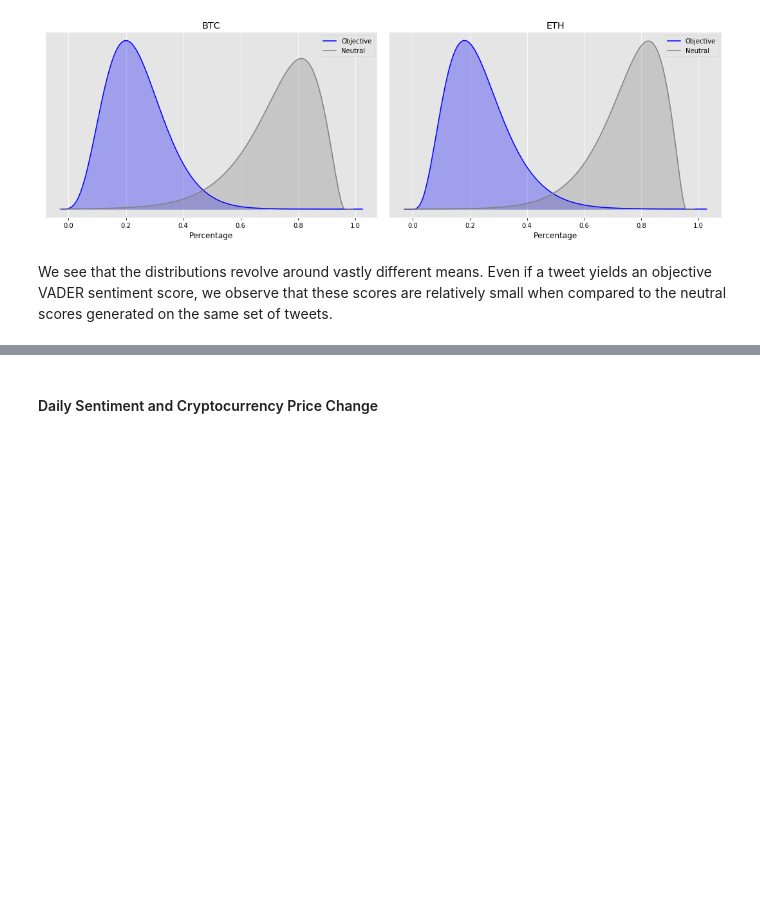
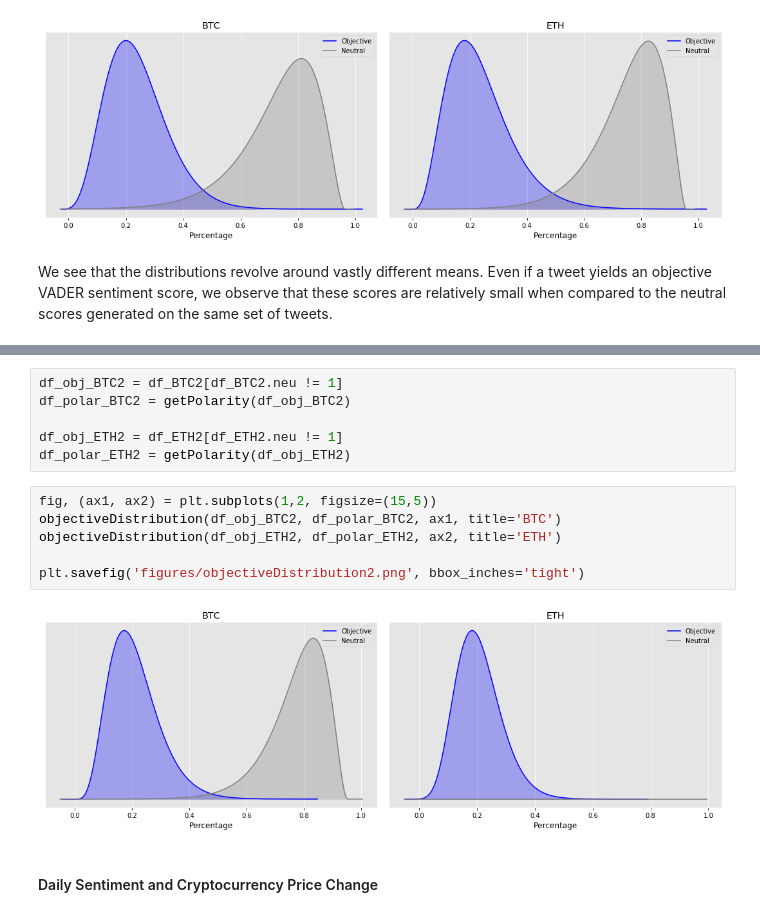
Before and after one commit to jba17/MSDS_Capstone, a Jupyter notebook: Capstone_AbrahamHigdonNelson.ipynb, the cells around one changed output, grey strips where cells are left out. Saved outputs shown, nothing was run; the diff lists cells and outputs as text; blank space fills up the shorter version.

```diff
--- a/Capstone_AbrahamHigdonNelson.ipynb
+++ b/Capstone_AbrahamHigdonNelson.ipynb
@@ -184,2 +271,16 @@ We see that the distributions revolve around vastly different means.  Even if a
+# %%
+df_obj_BTC2 = df_BTC2[df_BTC2.neu != 1]
+df_polar_BTC2 = getPolarity(df_obj_BTC2)
+
+df_obj_ETH2 = df_ETH2[df_ETH2.neu != 1]
+df_polar_ETH2 = getPolarity(df_obj_ETH2)
+# %%
+fig, (ax1, ax2) = plt.subplots(1,2, figsize=(15,5))
+objectiveDistribution(df_obj_BTC2, df_polar_BTC2, ax1, title='BTC')
+objectiveDistribution(df_obj_ETH2, df_polar_ETH2, ax2, title='ETH')
+
+plt.savefig('figures/objectiveDistribution2.png', bbox_inches='tight')
+# %% [output]
+[figure, added]
 # %% [markdown]
 <h4> Daily Sentiment and Cryptocurrency Price Change </h4>
```
Also changed, not shown: parts of 25 cells of this notebook, 7 other files.
